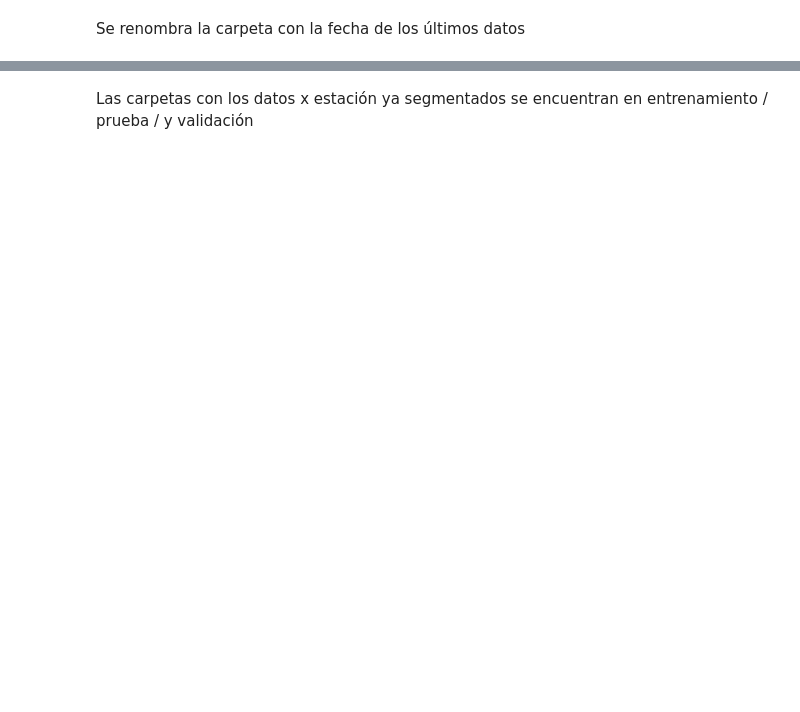
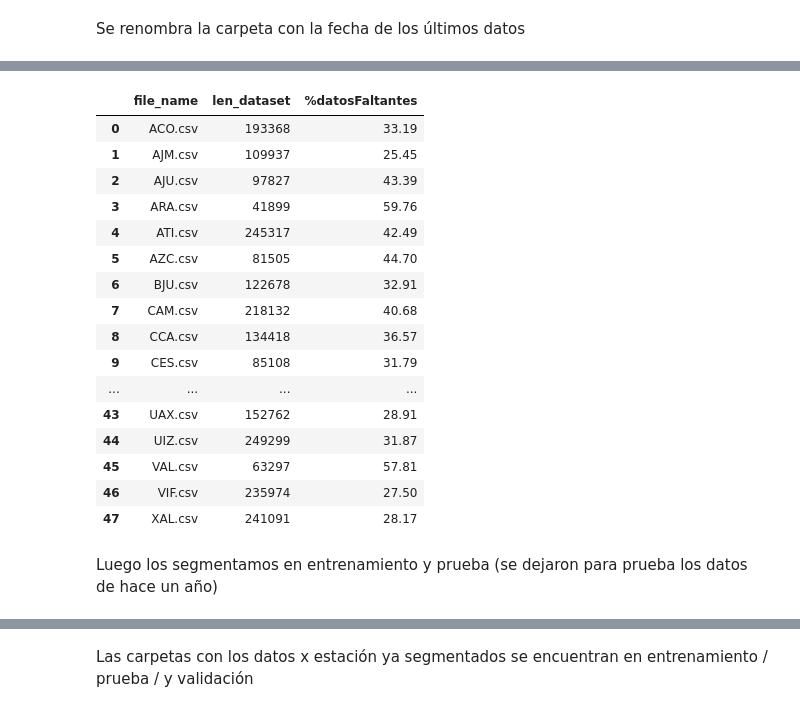
Before and after one commit to vlegaria/air_pollution, a Jupyter notebook: preprocessing_airpollution_data/Actualizar_Datasets_(segmentar_en_train_test_validation).ipynb, the cells around one changed output, grey strips where cells are left out. Cells and saved outputs as stored; diff of their text form; code cells hidden in the pictures; blank space fills up the shorter version.

```diff
--- a/preprocessing_airpollution_data/Actualizar_Datasets_(segmentar_en_train_test_validation).ipynb
+++ b/preprocessing_airpollution_data/Actualizar_Datasets_(segmentar_en_train_test_validation).ipynb
@@ -106,0 +134,24 @@ print(len(train_set), len(val_set), len(test_set))
+# %%
+info_name = "info_split_datasets.csv"
+info_data = pd.read_csv(info_name)
+info_data
+# %% [output]
+|  | file_name | len_dataset | %datosFaltantes |
+| 0 | ACO.csv | 193368 | 33.19 |
+| 1 | AJM.csv | 109937 | 25.45 |
+| 2 | AJU.csv | 97827 | 43.39 |
+| 3 | ARA.csv | 41899 | 59.76 |
+| 4 | ATI.csv | 245317 | 42.49 |
+| 5 | AZC.csv | 81505 | 44.70 |
+| 6 | BJU.csv | 122678 | 32.91 |
+| 7 | CAM.csv | 218132 | 40.68 |
+| 8 | CCA.csv | 134418 | 36.57 |
+| 9 | CES.csv | 85108 | 31.79 |
+| ... | ... | ... | ... |
+| 43 | UAX.csv | 152762 | 28.91 |
+| 44 | UIZ.csv | 249299 | 31.87 |
+| 45 | VAL.csv | 63297 | 57.81 |
+| 46 | VIF.csv | 235974 | 27.50 |
+| 47 | XAL.csv | 241091 | 28.17 |
+# %% [markdown]
+Luego los segmentamos en entrenamiento y prueba (se dejaron para prueba los datos de hace un año)
```
Also changed, not shown: parts of 13 cells of this notebook, 7 other files.
